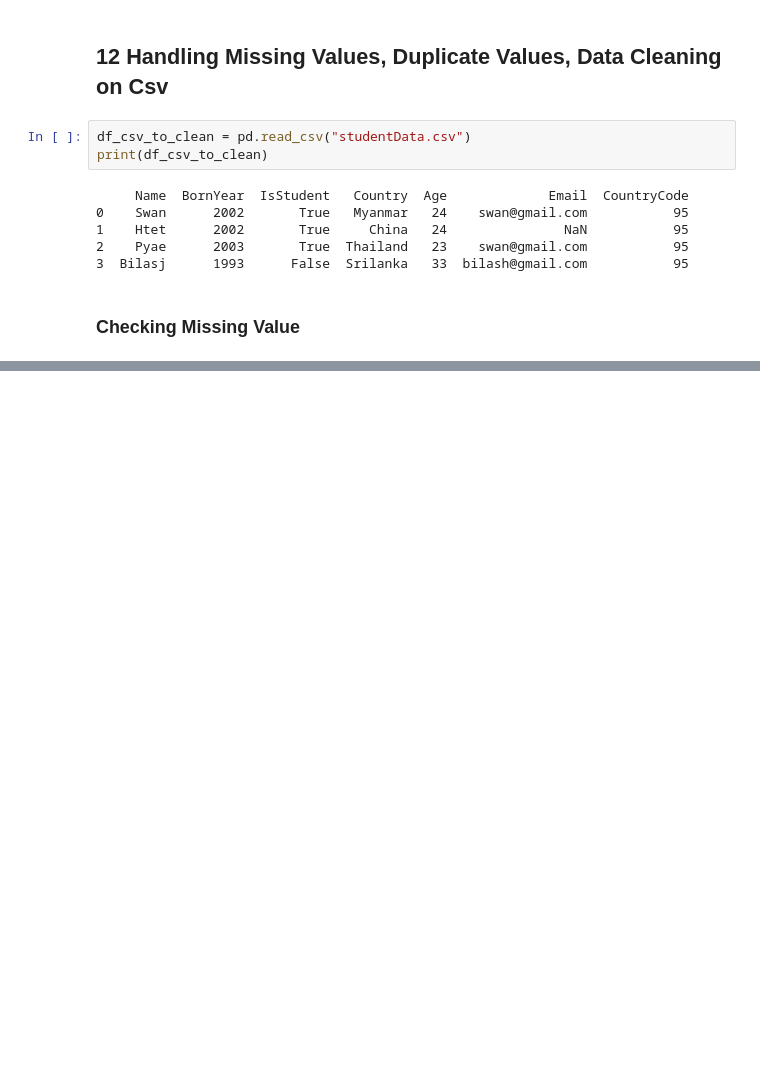
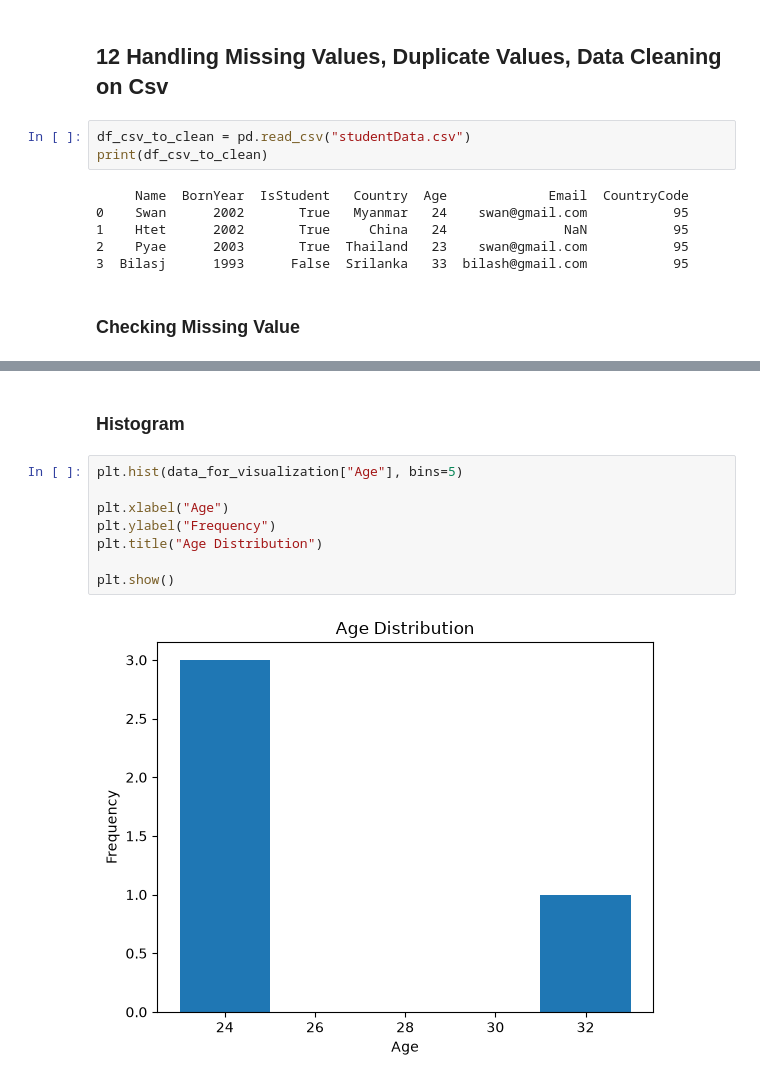
Before and after one commit to CoodeNoob/MSC_sem1_lab, a Jupyter notebook: cycle_1/10_14_Lab.ipynb, the cells around one changed output, grey strips where cells are left out. Cells and saved outputs as stored; diff of their text form; blank space fills up the shorter version.

```diff
--- a/cycle_1/10_14_Lab.ipynb
+++ b/cycle_1/10_14_Lab.ipynb
@@ -170,0 +250,12 @@ print(df_csv_to_clean)
+# %% [markdown]
+### Histogram
+# %%
+plt.hist(data_for_visualization["Age"], bins=5)
+
+plt.xlabel("Age")
+plt.ylabel("Frequency")
+plt.title("Age Distribution")
+
+plt.show()
+# %% [output]
+[figure, added]
```
Also changed, not shown: parts of 15 cells of this notebook, 2 other files.
